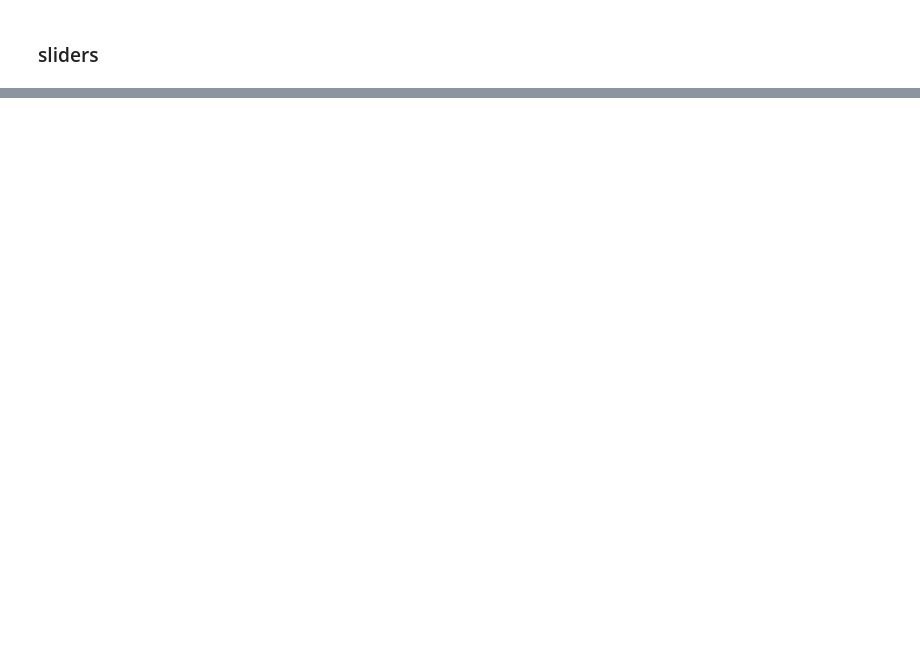
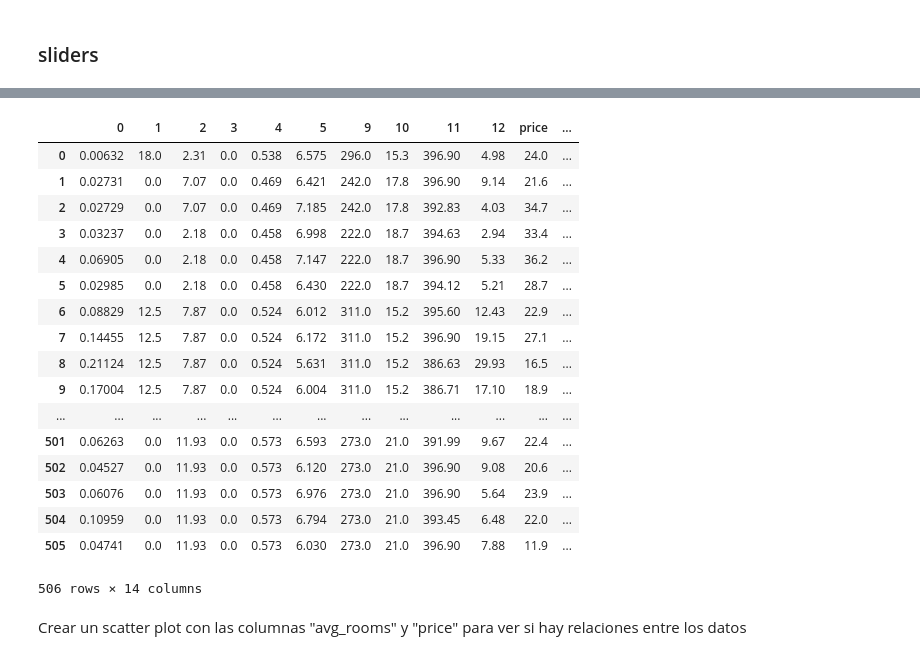
Before and after one commit to cgarciae/taller-plotly-old, a Jupyter notebook: notebooks/Visualizacion.ipynb, the cells around one changed output, grey strips where cells are left out. Saved outputs shown, nothing was run; the diff lists cells and outputs as text; code cells hidden in the pictures; blank space fills up the shorter version.

```diff
--- a/notebooks/Visualizacion.ipynb
+++ b/notebooks/Visualizacion.ipynb
@@ -361,0 +374,20 @@ py.iplot(fig, filename='styled-scatter')
+# %%
+import numpy as np
+import pandas as pd
+import plotly.offline as py
+
+py.init_notebook_mode()
+
+
+data = datasets.load_boston()
+boston_data = pd.DataFrame(data['data'])
+boston_target = pd.DataFrame(data['target'])
+boston_data['price'] = boston_target
+
+
+boston_data['avg_rooms'] = boston_data[7]; del boston_data[7]
+boston_data['nox'] = boston_data[6]; del boston_data[6]
+boston_data['rad'] = boston_data[8]; del boston_data[8]
+
+boston_data
+# %% [output]
@@ -361,0 +395,20 @@ py.iplot(fig, filename='styled-scatter')
+|  | 0 | 1 | 2 | 3 | 4 | 5 | 9 | 10 | 11 | 12 | price | ... |
+| 0 | 0.00632 | 18.0 | 2.31 | 0.0 | 0.538 | 6.575 | 296.0 | 15.3 | 396.90 | 4.98 | 24.0 | ... |
+| 1 | 0.02731 | 0.0 | 7.07 | 0.0 | 0.469 | 6.421 | 242.0 | 17.8 | 396.90 | 9.14 | 21.6 | ... |
+| 2 | 0.02729 | 0.0 | 7.07 | 0.0 | 0.469 | 7.185 | 242.0 | 17.8 | 392.83 | 4.03 | 34.7 | ... |
+| 3 | 0.03237 | 0.0 | 2.18 | 0.0 | 0.458 | 6.998 | 222.0 | 18.7 | 394.63 | 2.94 | 33.4 | ... |
+| 4 | 0.06905 | 0.0 | 2.18 | 0.0 | 0.458 | 7.147 | 222.0 | 18.7 | 396.90 | 5.33 | 36.2 | ... |
+| 5 | 0.02985 | 0.0 | 2.18 | 0.0 | 0.458 | 6.430 | 222.0 | 18.7 | 394.12 | 5.21 | 28.7 | ... |
+| 6 | 0.08829 | 12.5 | 7.87 | 0.0 | 0.524 | 6.012 | 311.0 | 15.2 | 395.60 | 12.43 | 22.9 | ... |
+| 7 | 0.14455 | 12.5 | 7.87 | 0.0 | 0.524 | 6.172 | 311.0 | 15.2 | 396.90 | 19.15 | 27.1 | ... |
+| 8 | 0.21124 | 12.5 | 7.87 | 0.0 | 0.524 | 5.631 | 311.0 | 15.2 | 386.63 | 29.93 | 16.5 | ... |
+| 9 | 0.17004 | 12.5 | 7.87 | 0.0 | 0.524 | 6.004 | 311.0 | 15.2 | 386.71 | 17.10 | 18.9 | ... |
+| ... | ... | ... | ... | ... | ... | ... | ... | ... | ... | ... | ... | ... |
+| 501 | 0.06263 | 0.0 | 11.93 | 0.0 | 0.573 | 6.593 | 273.0 | 21.0 | 391.99 | 9.67 | 22.4 | ... |
+| 502 | 0.04527 | 0.0 | 11.93 | 0.0 | 0.573 | 6.120 | 273.0 | 21.0 | 396.90 | 9.08 | 20.6 | ... |
+| 503 | 0.06076 | 0.0 | 11.93 | 0.0 | 0.573 | 6.976 | 273.0 | 21.0 | 396.90 | 5.64 | 23.9 | ... |
+| 504 | 0.10959 | 0.0 | 11.93 | 0.0 | 0.573 | 6.794 | 273.0 | 21.0 | 393.45 | 6.48 | 22.0 | ... |
+| 505 | 0.04741 | 0.0 | 11.93 | 0.0 | 0.573 | 6.030 | 273.0 | 21.0 | 396.90 | 7.88 | 11.9 | ... |
+506 rows × 14 columns
+# %% [markdown]
+Crear un scatter plot con las columnas "avg_rooms" y "price" para ver si hay relaciones entre los datos
```
Also changed, not shown: parts of 11 cells of this notebook, 2 other files.
